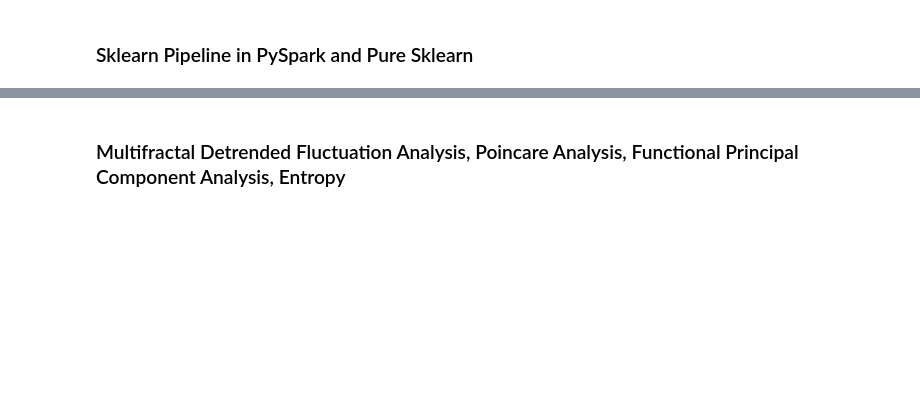
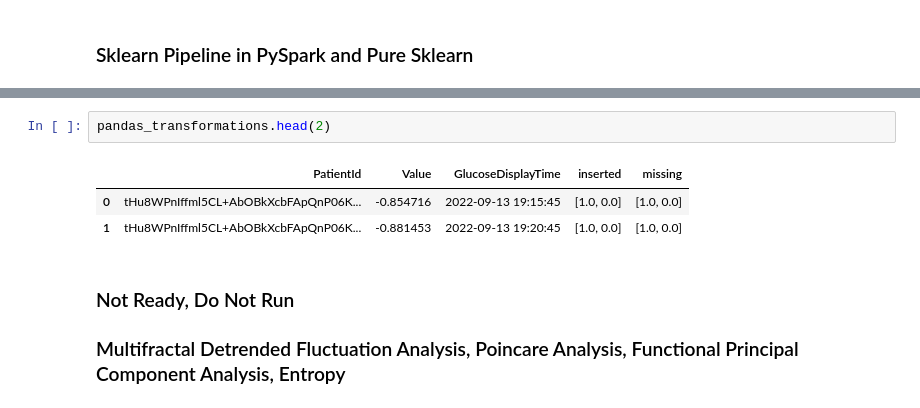
Before and after one commit to karinakanjaria/glucose-data-analysis, a Jupyter notebook: main.ipynb, the cells around one changed output, grey strips where cells are left out. Saved outputs shown, nothing was run; the diff lists cells and outputs as text; blank space fills up the shorter version.

Commit message:
sklearn pipeline complete pyspark and pandas

```diff
--- a/main.ipynb
+++ b/main.ipynb
@@ -76,4 +97,11 @@ CSV file: file:///Users/carlosmonsivais/Desktop/capstone_data/ahr414_glucose_sam
+# %%
+pandas_transformations.head(2)
+# %% [output]
+|  | PatientId | Value | GlucoseDisplayTime | inserted | missing |
+| 0 | tHu8WPnIffml5CL+AbOBkXcbFApQnP06K... | -0.854716 | 2022-09-13 19:15:45 | [1.0, 0.0] | [1.0, 0.0] |
+| 1 | tHu8WPnIffml5CL+AbOBkXcbFApQnP06K... | -0.881453 | 2022-09-13 19:20:45 | [1.0, 0.0] | [1.0, 0.0] |
 # %% [markdown]
+### Not Ready, Do Not Run
 ### Multifractal Detrended Fluctuation Analysis, Poincare Analysis, Functional Principal Component Analysis, Entropy
 # %%
 ts_feature_creation=TS_Feature_Creation()
```
Also changed, not shown: parts of 15 cells of this notebook, 2 other files.
